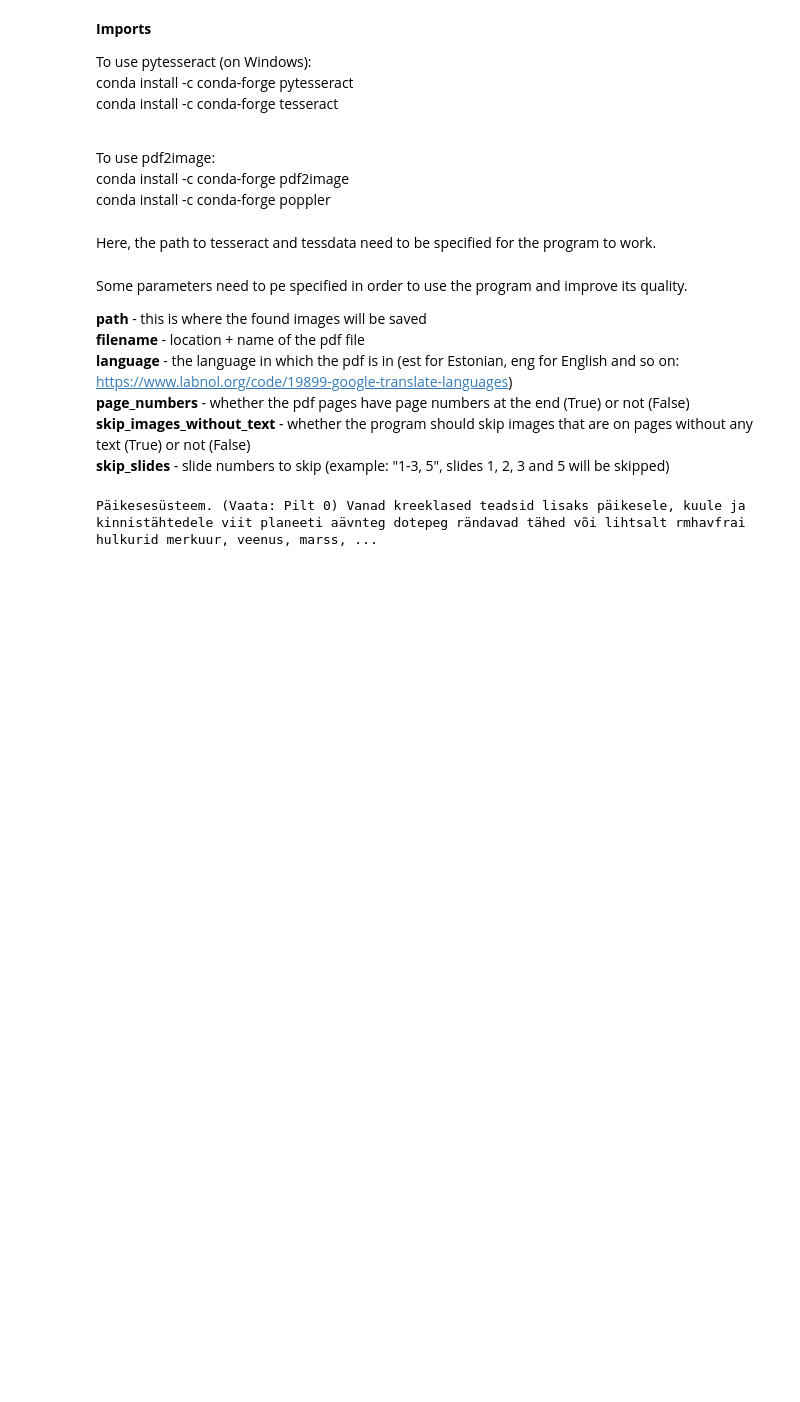
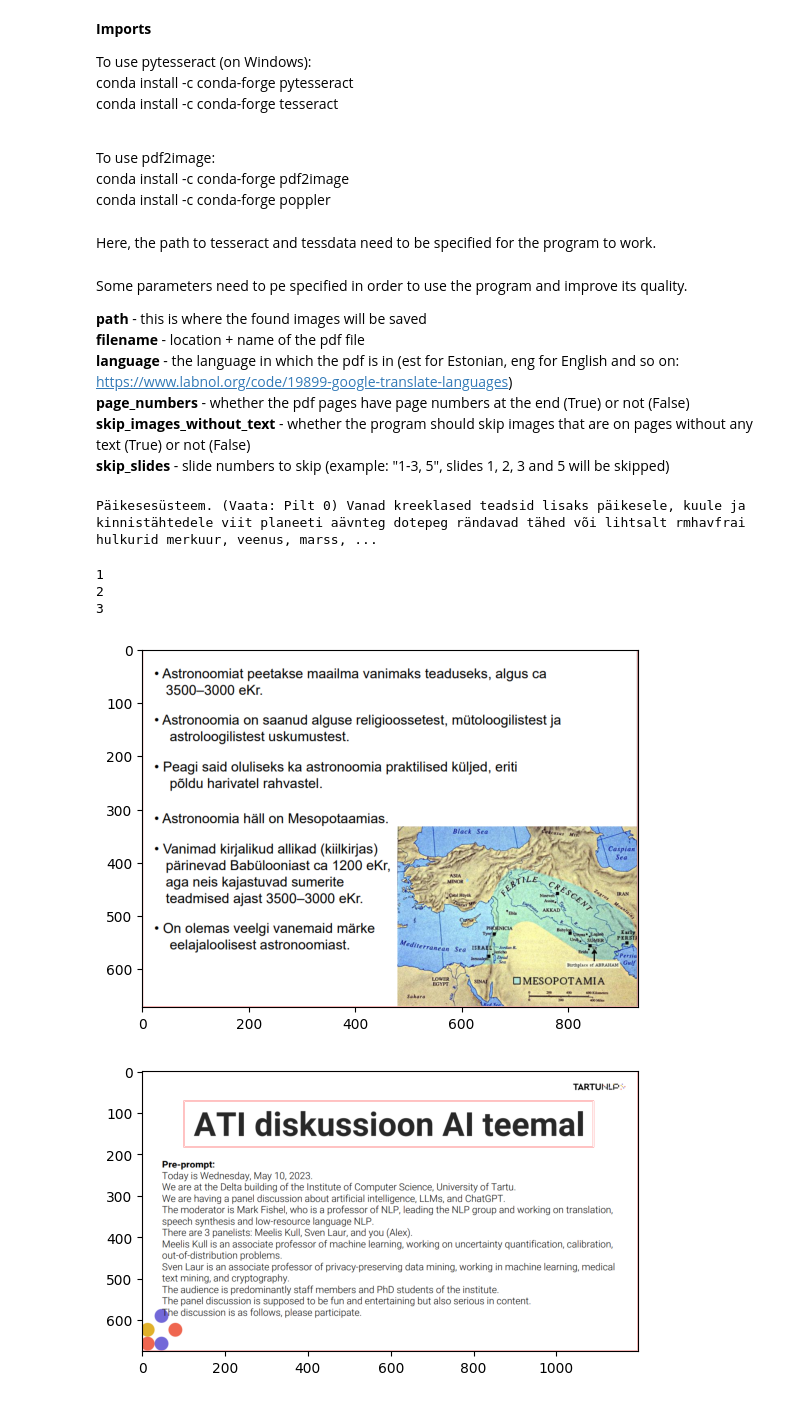
Before and after one commit to gCoreByte/slides-to-notes, a Jupyter notebook: ReadFile.ipynb, the cells around one changed output. Cells and saved outputs as stored; diff of their text form; code cells hidden in the pictures; blank space fills up the shorter version.

```diff
--- a/ReadFile.ipynb
+++ b/ReadFile.ipynb
@@ -135,0 +158,41 @@ Päikesesüsteem. (Vaata: Pilt 0) Vanad kreeklased teadsid lisaks päikesele, ku
+# %%
+p1 = Image.open("p1.png")
+p2 = Image.open("p2.png")
+p3 = Image.open("p3.png")
+
+r1 = getParagraphs(p1, 12)
+r2 = getParagraphs(p2, 12)
+r3 = getParagraphs(p3, 12)
+
+print(len(r1))
+for p in r1:
+    x,y,w,h = p[0], p[1], p[2], p[3]
+    segment = p1.crop((x, y, x + w, y + h))
+    p1.save("test.png")
+    p1 = np.array(p1)
+    cv2.rectangle(p1, (x, y), (x + w, y + h), (255,0,0), 2)
+
+print(len(r2))
+for p in r2:
+    p2 = np.array(p2)
+    x,y,w,h = p[0], p[1], p[2], p[3]
+    cv2.rectangle(p2, (x, y), (x + w, y + h), (255,0,0), 2)
+
+print(len(r3))
+for p in r3:
+    x,y,w,h = p[0], p[1], p[2], p[3]
+    p3 = np.array(p3)
+    cv2.rectangle(p3, (x, y), (x + w, y + h), (255,0,0), 2)
+
+plt.imshow(p1)
+plt.show()
+plt.imshow(p2)
+plt.show()
+plt.imshow(p3)
+plt.show()
+# %% [output]
+1
+2
+3
+[figure, added]
+[figure, added]
```
Also changed, not shown: parts of 2 cells of this notebook, 41 other files.
